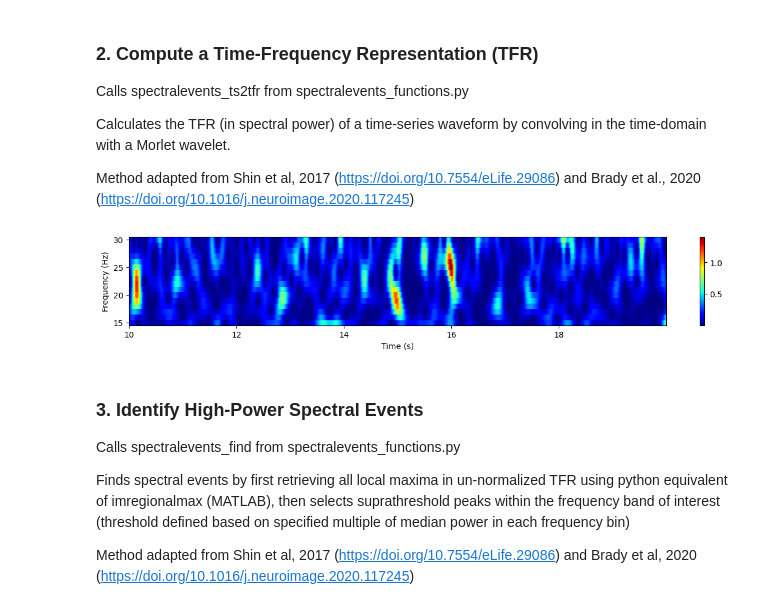
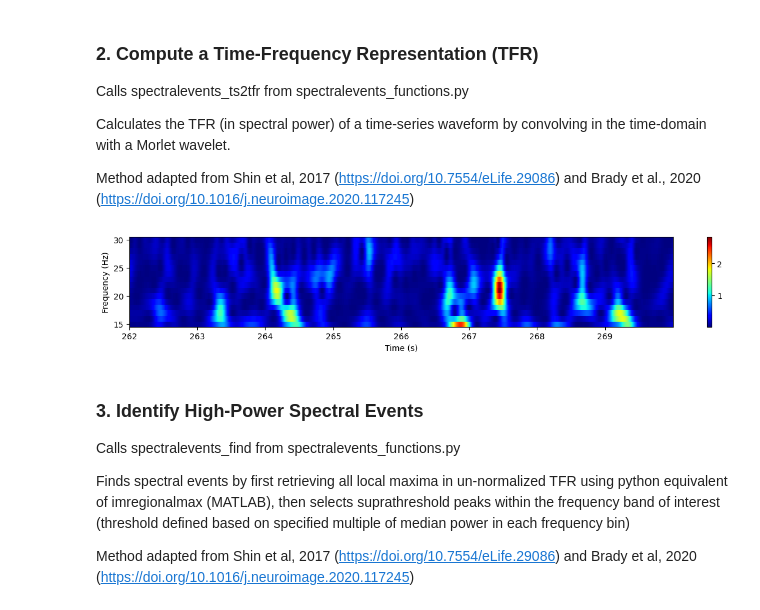
Before and after one commit to lindseypower/BurstDetection_Tutorials, a Jupyter notebook: Tutorials/Amplitude_thresholding.ipynb, the cells around one changed output. Cells and saved outputs as stored; diff of their text form; code cells hidden in the pictures.

```diff
--- a/Tutorials/Amplitude_thresholding.ipynb
+++ b/Tutorials/Amplitude_thresholding.ipynb
@@ -93,15 +93,15 @@ chan_data = np.reshape(data, (data.shape[0],1)) #reshapes because function expec
 TFR, tVec, fVec = spectralevents_ts2tfr(chan_data,fVec,Fs,width)
 # %%
 # Plot sample of TFR
-TFR_crop = TFR[:,:,10000:20000]
+TFR_crop = TFR[:,:,262000:270000]
 fig = plt.figure(figsize=(15,2))
-im = plt.pcolor(tVec[10000:20000], fVec, np.squeeze(TFR_crop), cmap='jet')
+im = plt.pcolor(tVec[262000:270000], fVec, np.squeeze(TFR_crop), cmap='jet')
 fig.colorbar(im)
 plt.xlabel('Time (s)')
 plt.ylabel ('Frequency (Hz)')
 plt.show()
 # %% [output]
-[figure, old version]
+[figure, new version]
 # %% [markdown]
 ### 3. Identify High-Power Spectral Events
 
```
Also changed, not shown: parts of 6 cells of this notebook, 1 other file.
